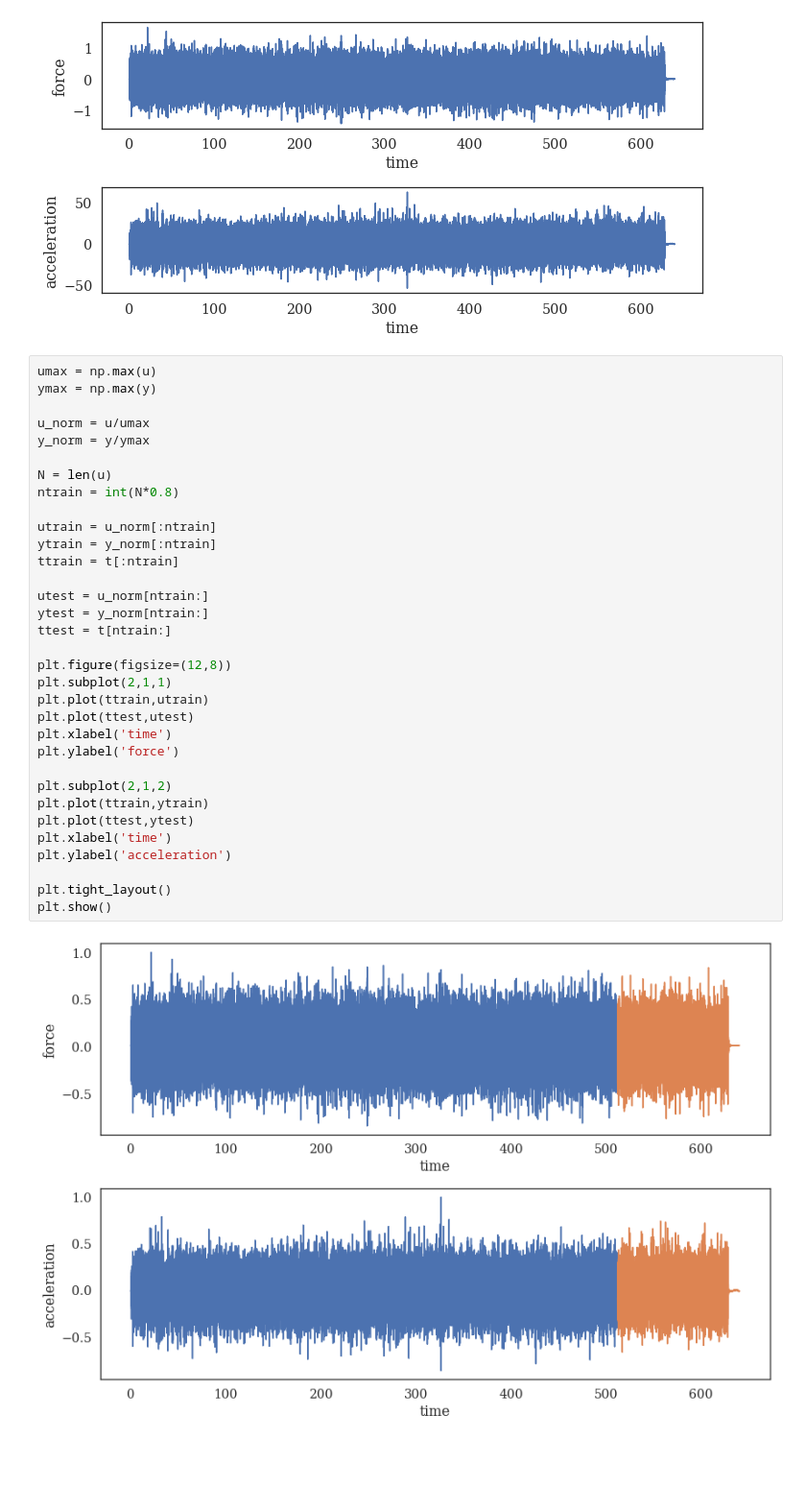
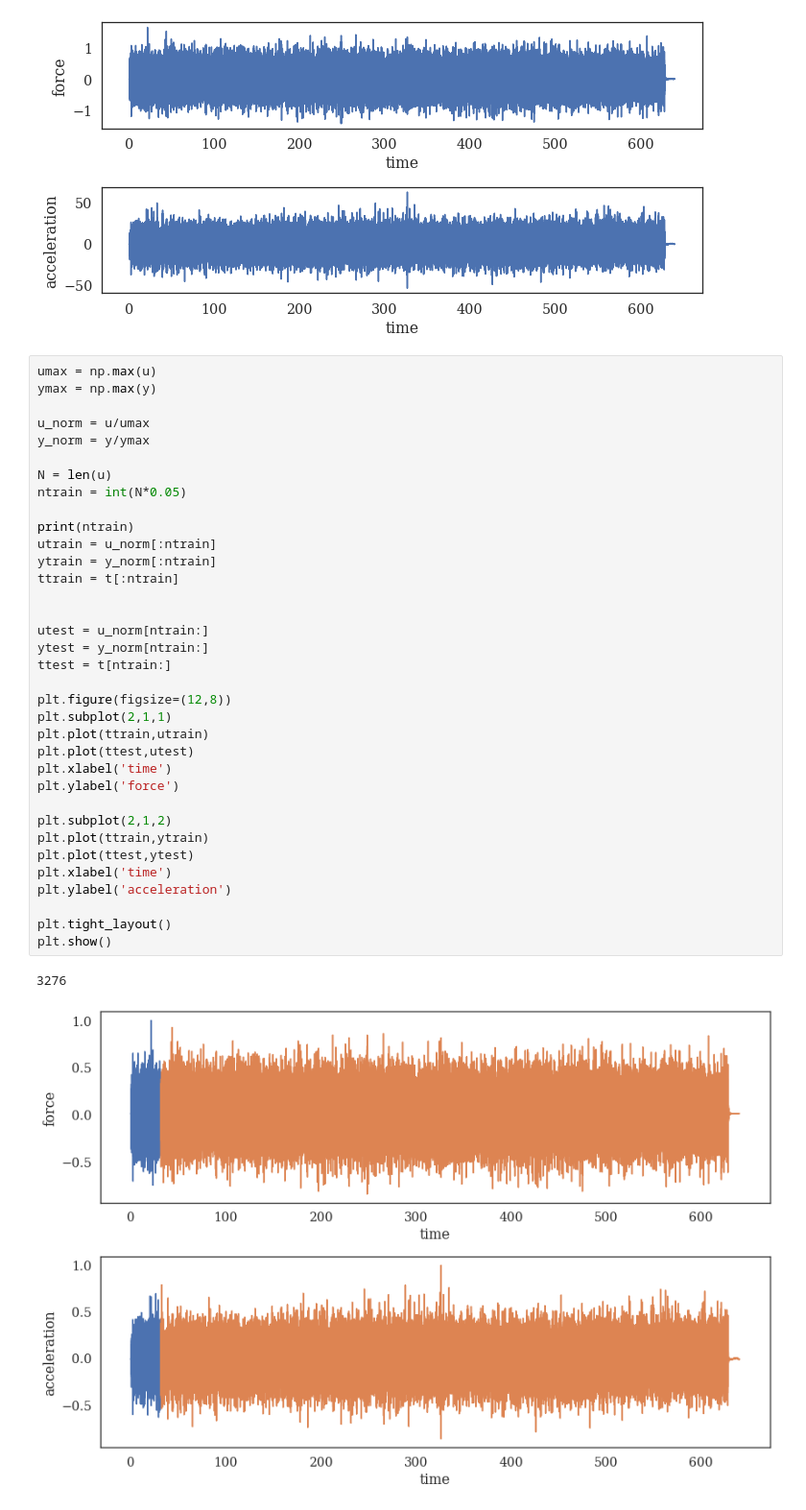
Before and after one commit to cleeag/ece271b, a Jupyter notebook: lstm/LSTM_v01.ipynb, the cells around one changed output. Shown at 96% size. Saved outputs shown, nothing was run; the diff lists cells and outputs as text; blank space fills up the shorter version.

```diff
--- a/lstm/LSTM_v01.ipynb
+++ b/lstm/LSTM_v01.ipynb
@@ -56,33 +56,36 @@ ymax = np.max(y)
 
 u_norm = u/umax
 y_norm = y/ymax
 
 N = len(u)
-ntrain = int(N*0.8)
+ntrain = int(N*0.05)
 
+print(ntrain)
 utrain = u_norm[:ntrain]
 ytrain = y_norm[:ntrain]
 ttrain = t[:ntrain]
+
 
 utest = u_norm[ntrain:]
 ytest = y_norm[ntrain:]
 ttest = t[ntrain:]
 
 plt.figure(figsize=(12,8))
 plt.subplot(2,1,1)
 plt.plot(ttrain,utrain)
 plt.plot(ttest,utest)
 plt.xlabel('time')
 plt.ylabel('force')
 
 plt.subplot(2,1,2)
 plt.plot(ttrain,ytrain)
 plt.plot(ttest,ytest)
 plt.xlabel('time')
 plt.ylabel('acceleration')
 
 plt.tight_layout()
 plt.show()
 # %% [output]
+3276
-[figure, old version]
+[figure, new version]
 # %%
```
Also changed, not shown: parts of 6 cells of this notebook.
